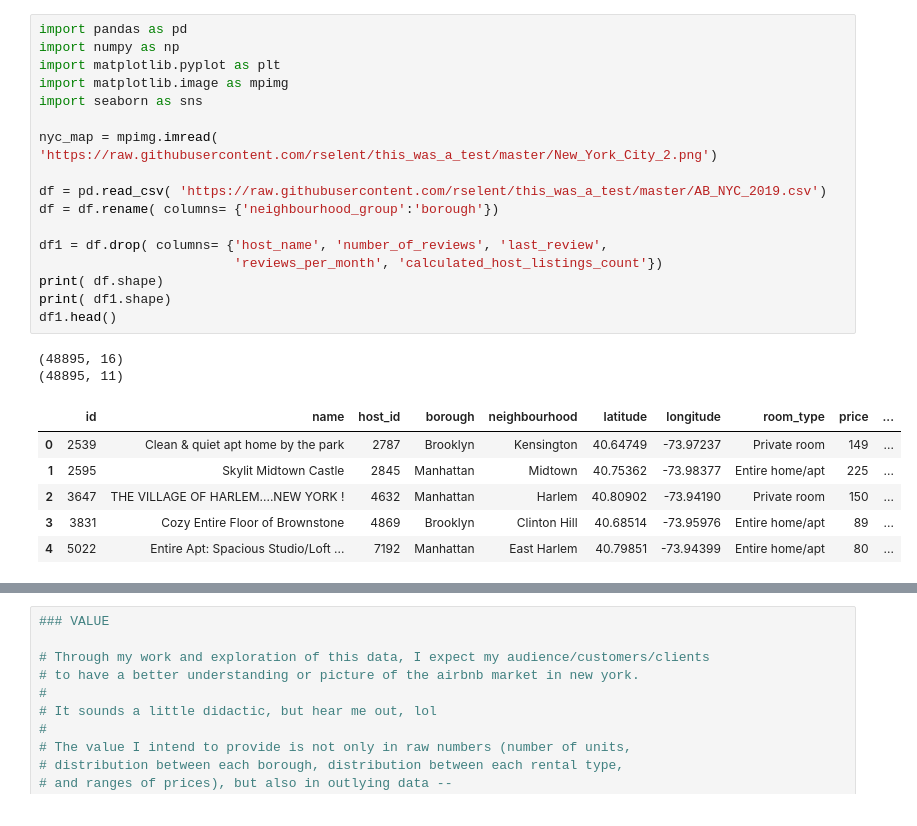
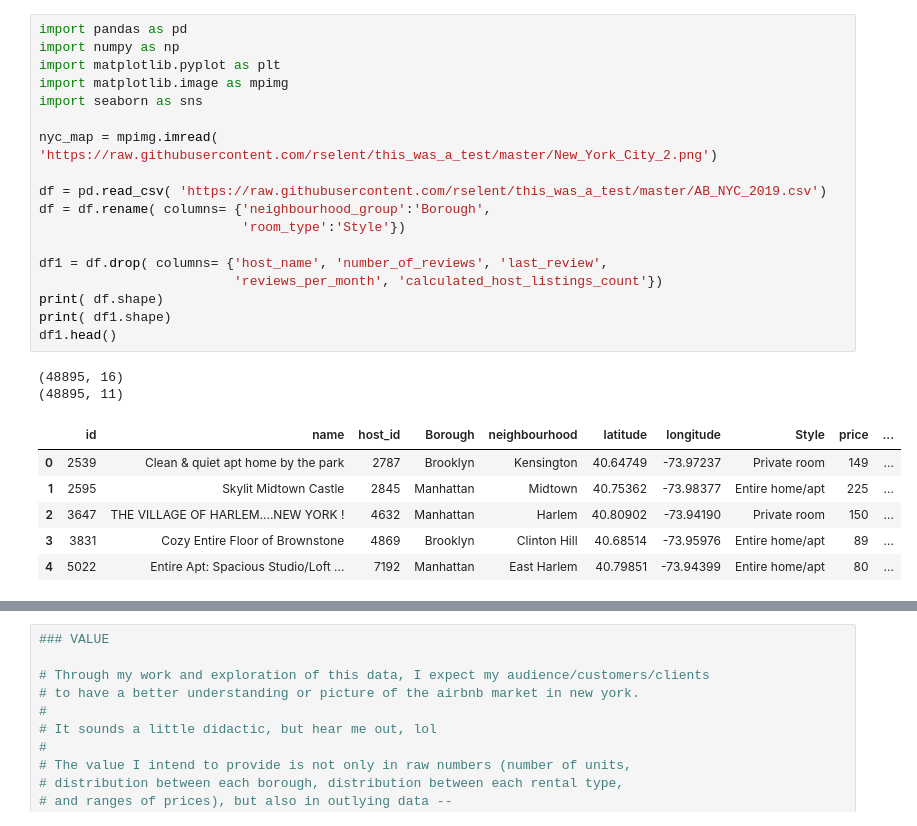
Before and after one commit to rselent/this_was_a_test, a Jupyter notebook: build1_Airbnb_in_nyc.ipynb, the cells around one changed output, grey strips where cells are left out. Saved outputs shown, nothing was run; the diff lists cells and outputs as text.

```diff
--- a/build1_Airbnb_in_nyc.ipynb
+++ b/build1_Airbnb_in_nyc.ipynb
@@ -3,24 +3,25 @@
 # %%
 import pandas as pd
 import numpy as np
 import matplotlib.pyplot as plt
 import matplotlib.image as mpimg
 import seaborn as sns
 
 nyc_map = mpimg.imread( 'https://raw.githubusercontent.com/rselent/this_was_a_test/master/New_York_City_2.png')
 
 df = pd.read_csv( 'https://raw.githubusercontent.com/rselent/this_was_a_test/master/AB_NYC_2019.csv')
-df = df.rename( columns= {'neighbourhood_group':'borough'})
+df = df.rename( columns= {'neighbourhood_group':'Borough',
+                          'room_type':'Style'})
 
 df1 = df.drop( columns= {'host_name', 'number_of_reviews', 'last_review',
                          'reviews_per_month', 'calculated_host_listings_count'})
 print( df.shape)
 print( df1.shape)
 df1.head()
 # %% [output]
 (48895, 16)
 (48895, 11)
-|  | id | name | host_id | borough | neighbourhood | latitude | longitude | room_type | price | ... |
+|  | id | name | host_id | Borough | neighbourhood | latitude | longitude | Style | price | ... |
 | 0 | 2539 | Clean & quiet apt home by the park | 2787 | Brooklyn | Kensington | 40.64749 | -73.97237 | Private room | 149 | ... |
 | 1 | 2595 | Skylit Midtown Castle | 2845 | Manhattan | Midtown | 40.75362 | -73.98377 | Entire home/apt | 225 | ... |
 | 2 | 3647 | THE VILLAGE OF HARLEM....NEW YORK ! | 4632 | Manhattan | Harlem | 40.80902 | -73.94190 | Private room | 150 | ... |
```
Also changed, not shown: parts of 6 cells of this notebook.
